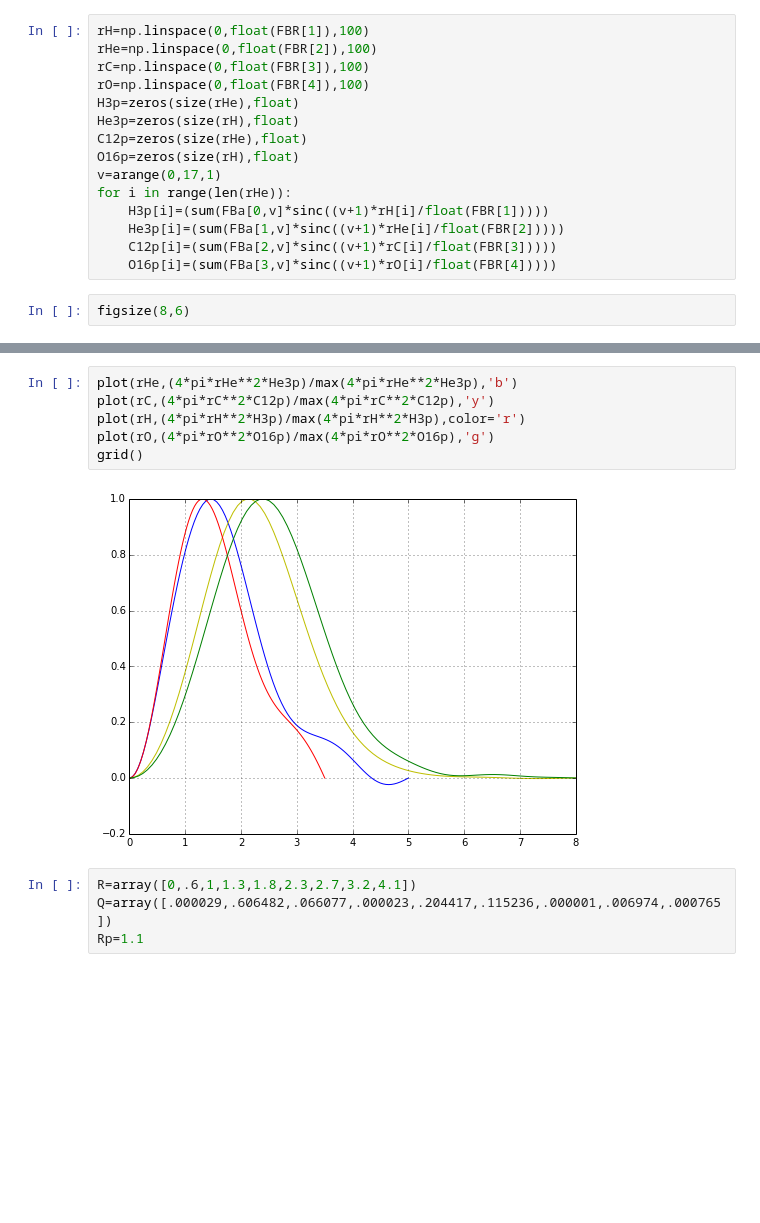
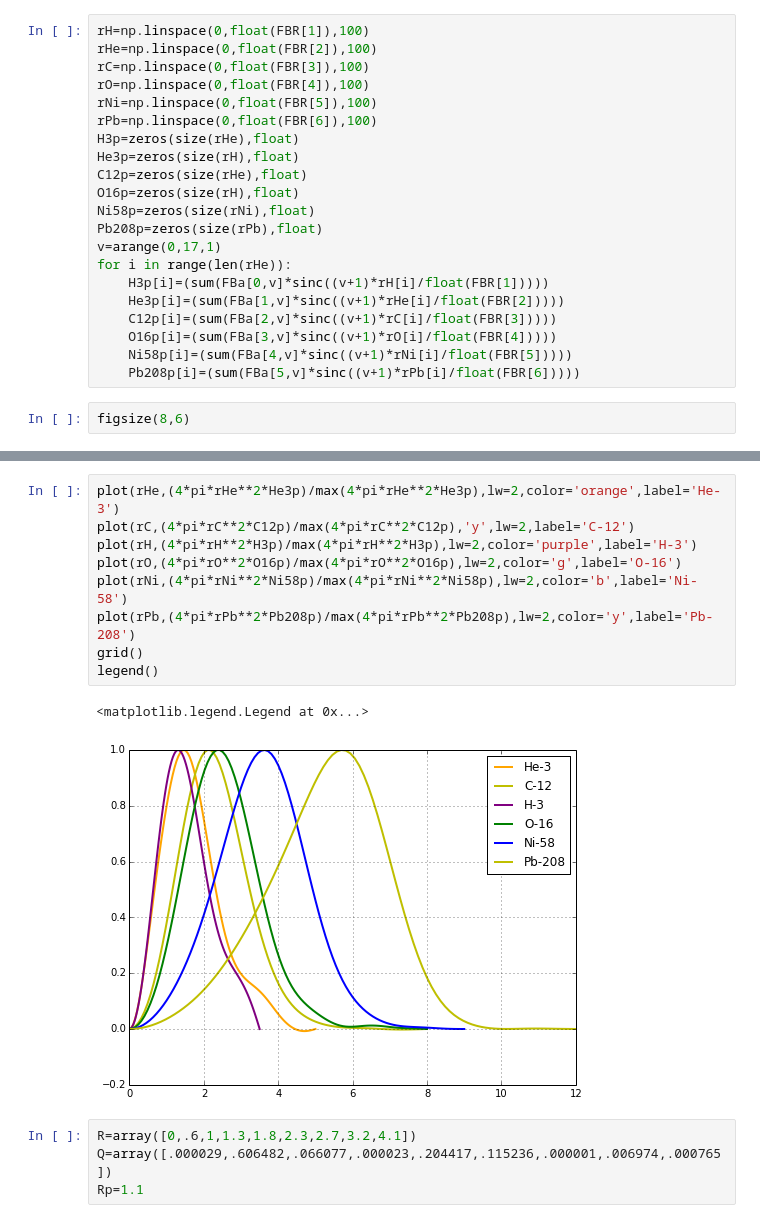
Before and after one commit to Blondel2111/PHYS202-S13, a Jupyter notebook: Project/NuclearInteractions.ipynb, the cells around one changed output, grey strips where cells are left out. Drawn from its saved outputs; the diff is of its cells as text; blank space fills up the shorter version.

```diff
--- a/Project/NuclearInteractions.ipynb
+++ b/Project/NuclearInteractions.ipynb
@@ -739,15 +739,21 @@ rH=np.linspace(0,float(FBR[1]),100)
 rHe=np.linspace(0,float(FBR[2]),100)
 rC=np.linspace(0,float(FBR[3]),100)
 rO=np.linspace(0,float(FBR[4]),100)
+rNi=np.linspace(0,float(FBR[5]),100)
+rPb=np.linspace(0,float(FBR[6]),100)
 H3p=zeros(size(rHe),float)
 He3p=zeros(size(rH),float)
 C12p=zeros(size(rHe),float)
 O16p=zeros(size(rH),float)
+Ni58p=zeros(size(rNi),float)
+Pb208p=zeros(size(rPb),float)
 v=arange(0,17,1)
 for i in range(len(rHe)):
     H3p[i]=(sum(FBa[0,v]*sinc((v+1)*rH[i]/float(FBR[1]))))
     He3p[i]=(sum(FBa[1,v]*sinc((v+1)*rHe[i]/float(FBR[2]))))
     C12p[i]=(sum(FBa[2,v]*sinc((v+1)*rC[i]/float(FBR[3]))))
     O16p[i]=(sum(FBa[3,v]*sinc((v+1)*rO[i]/float(FBR[4]))))
+    Ni58p[i]=(sum(FBa[4,v]*sinc((v+1)*rNi[i]/float(FBR[5]))))
+    Pb208p[i]=(sum(FBa[5,v]*sinc((v+1)*rPb[i]/float(FBR[6]))))
 # %%
 figsize(8,6)
@@ -766,11 +774,15 @@ ylim(0,.14)
 # %%
-plot(rHe,(4*pi*rHe**2*He3p)/max(4*pi*rHe**2*He3p),'b')
-plot(rC,(4*pi*rC**2*C12p)/max(4*pi*rC**2*C12p),'y')
-plot(rH,(4*pi*rH**2*H3p)/max(4*pi*rH**2*H3p),color='r')
-plot(rO,(4*pi*rO**2*O16p)/max(4*pi*rO**2*O16p),'g')
+plot(rHe,(4*pi*rHe**2*He3p)/max(4*pi*rHe**2*He3p),lw=2,color='orange',label='He-3')
+plot(rC,(4*pi*rC**2*C12p)/max(4*pi*rC**2*C12p),'y',lw=2,label='C-12')
+plot(rH,(4*pi*rH**2*H3p)/max(4*pi*rH**2*H3p),lw=2,color='purple',label='H-3')
+plot(rO,(4*pi*rO**2*O16p)/max(4*pi*rO**2*O16p),lw=2,color='g',label='O-16')
+plot(rNi,(4*pi*rNi**2*Ni58p)/max(4*pi*rNi**2*Ni58p),lw=2,color='b',label='Ni-58')
+plot(rPb,(4*pi*rPb**2*Pb208p)/max(4*pi*rPb**2*Pb208p),lw=2,color='y',label='Pb-208')
 grid()
+legend()
 # %% [output]
+<matplotlib.legend.Legend at 0x...>
-[figure, old version]
+[figure, new version]
 # %%
 R=array([0,.6,1,1.3,1.8,2.3,2.7,3.2,4.1])
 Q=array([.000029,.606482,.066077,.000023,.204417,.115236,.000001,.006974,.000765])
```
Also changed, not shown: parts of 3 cells of this notebook, 4 other files.
